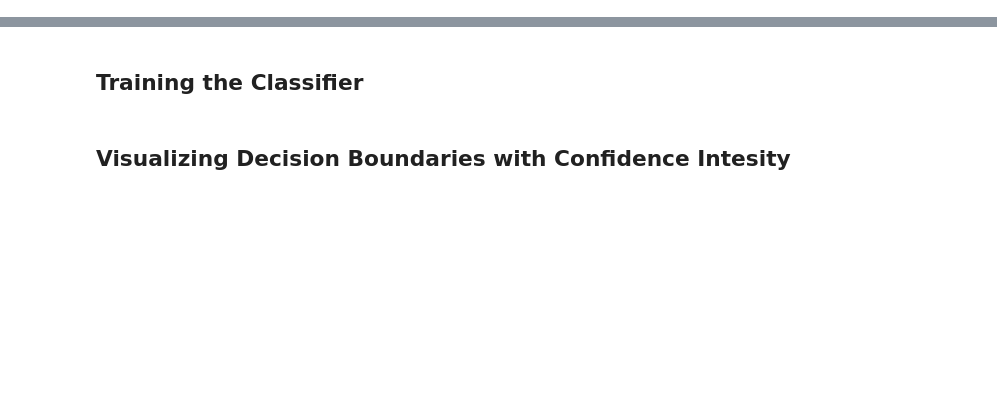
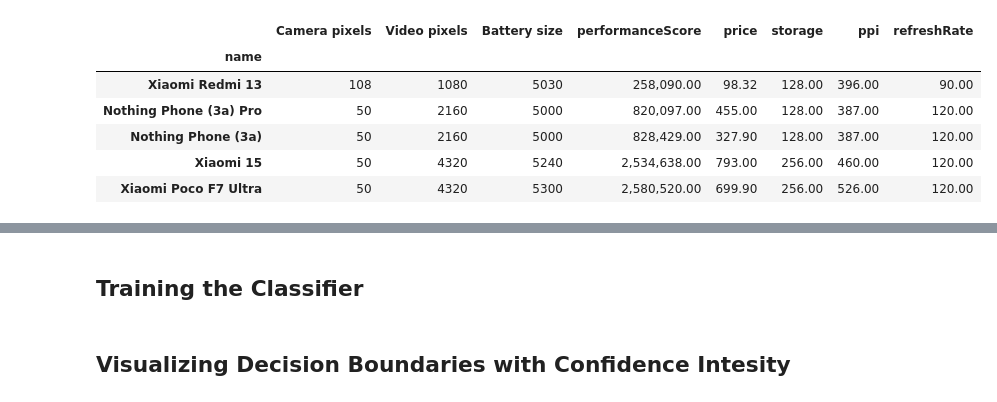
Before and after one commit to Amer-Zakaria/pricing-model, a Jupyter notebook: main.ipynb, the cells around one changed output, grey strips where cells are left out. Drawn from its saved outputs; the diff is of its cells as text; code cells hidden in the pictures; blank space fills up the shorter version.

```diff
--- a/main.ipynb
+++ b/main.ipynb
@@ -11,0 +65,91 @@ st.set_page_config(page_title="Mobile Pricing Decision Boundary", layout="wide")
+# %%
+# Extract the quickSpec into the shape: (specName: $value)
+quick_specs_dicts = smartphones["quickSpec"].apply(
+    lambda specs: {d["name"]: d["value"] for d in specs}
+)
+
+specs_numeric = pd.concat(
+    [
+        smartphones["name"],
+        quick_specs_dicts.apply(pd.Series),  # each dict becomes columns
+        get_spec(exists_in="Tests", original_name="Performance", view_name="performanceScore"),
+        get_spec(exists_in="Misc", original_name="Price", view_name="price"),
+        get_spec(exists_in="Memory", original_name="Internal", view_name="storage"),
+        get_spec(exists_in="Display", original_name="Resolution", view_name="ppi"),
+        get_spec(exists_in="Display", original_name="Type", view_name="refreshRate"),
+    ],
+    axis=1,
+)
+
+# SHAPING
+specs_numeric["performanceScore"] =(
+    specs_numeric["performanceScore"]
+      .map(extract_antutu)
+      .astype(float)
+)
+specs_numeric["Battery size"] = (
+    specs_numeric["Battery size"]
+      .str.extract(r'(\d+)')[0]
+      .astype(int)
+)
+specs_numeric["Camera pixels"] = (
+    specs_numeric["Camera pixels"]
+      .str.extract(r'(\d+)')[0]
+      .astype(int)
+)
+specs_numeric["Video pixels"] = (
+    specs_numeric["Video pixels"]
+      .str.extract(r'(\d+)')[0]
+      .astype(int)
+)
+pricePattern = (
+    r'(?:€\s*|About\s*)'
+    r'([\d,]+(?:\.\d+)?)'
+    r'(?=\s*EUR)?'
+)
+specs_numeric["price"] = (
+    specs_numeric["price"]
+      .str.extract(pricePattern, expand=False)
+      .str.replace(',', '', regex=False)
+      .astype(float)
+)
+storagePattern = r'^(\d+)(?=GB)'
+specs_numeric["storage"] = (
+    specs_numeric["storage"]
+      .str.extract(storagePattern, expand=False)
+      .astype(float)
+)
+ppiPattern = r'(\d+) (?=\s*ppi)'
+specs_numeric["ppi"] = (
+    specs_numeric["ppi"]
+      .str.extract(ppiPattern, expand=False)
+      .astype(float)
+)
+refreshRatePattern = r'(\d+)(?=Hz)'
+specs_numeric["refreshRate"] = (
+    specs_numeric["refreshRate"]
+      .str.extract(refreshRatePattern, expand=False)
+      .astype(float)
+)
+
+# pruning
+specs_numeric = specs_numeric.drop(columns=["Battery type", "Display size", "Chipset", "RAM size", "Display resolution"])
+specs_numeric = specs_numeric.loc[(specs_numeric["performanceScore"].notnull())
+                      & (specs_numeric["refreshRate"].notnull())
+                      ]
+
+# Formating
+pd.set_option('display.max_colwidth', None)
+pd.set_option('display.float_format', '{:,.2f}'.format)
+specs_numeric = specs_numeric.set_index(specs_numeric["name"])
+specs_numeric = specs_numeric.drop(columns="name")
+
+specs_numeric.head()
+# %% [output]
+|  | Camera pixels | Video pixels | Battery size | performanceScore | price | storage | ppi | refreshRate |
+| name |  |  |  |  |  |  |  |  |
+| Xiaomi Redmi 13 | 108 | 1080 | 5030 | 258,090.00 | 98.32 | 128.00 | 396.00 | 90.00 |
+| Nothing Phone (3a) Pro | 50 | 2160 | 5000 | 820,097.00 | 455.00 | 128.00 | 387.00 | 120.00 |
+| Nothing Phone (3a) | 50 | 2160 | 5000 | 828,429.00 | 327.90 | 128.00 | 387.00 | 120.00 |
+| Xiaomi 15 | 50 | 4320 | 5240 | 2,534,638.00 | 793.00 | 256.00 | 460.00 | 120.00 |
+| Xiaomi Poco F7 Ultra | 50 | 4320 | 5300 | 2,580,520.00 | 699.90 | 256.00 | 526.00 | 120.00 |
```
Also changed, not shown: parts of 14 cells of this notebook, 5 other files.
